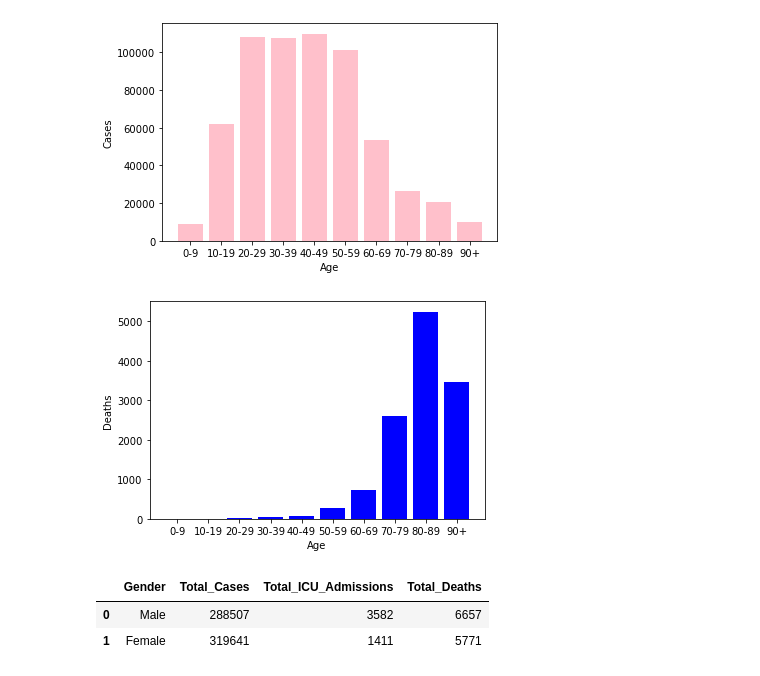
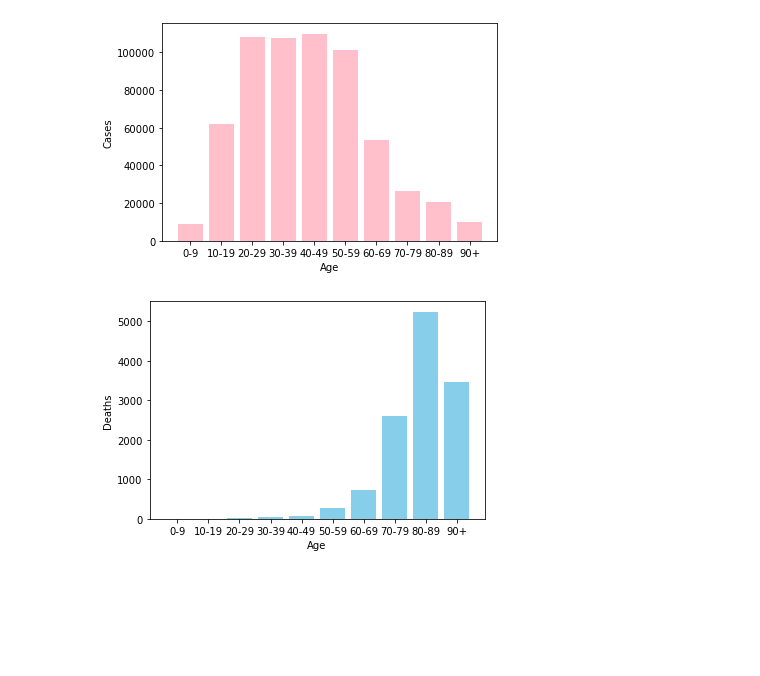
Before and after one commit to OliviaAnd/Olivia_Andersson_TE19D, a Jupyter notebook: Programmering1/Dataanalysprojekt/dataanalys.ipynb, the cells around one changed output. Cells and saved outputs as stored; diff of their text form; code cells hidden in the pictures; blank space fills up the shorter version.

```diff
--- a/Programmering1/Dataanalysprojekt/dataanalys.ipynb
+++ b/Programmering1/Dataanalysprojekt/dataanalys.ipynb
@@ -1,40 +1,31 @@
 # %%
 import pandas as pd
 import matplotlib.pyplot as plt
 import numpy as np
 
 df_age = pd.read_csv("National_Total_Deaths_by_Age_Group.csv")
 
 # Diagram 1
 x = np.array(df_age["Age_Group"])
 y = np.array(df_age["Total_Cases"])
 
 plt.xlabel("Age")
 plt.ylabel("Cases")
 
 plt.bar(x,y)
 plt.bar(x, y, color = "pink")
 plt.show()
 
 # Diagram 2
 x = np.array(df_age["Age_Group"])
 y = np.array(df_age["Total_Deaths"])
 
 plt.xlabel("Age")
 plt.ylabel("Deaths")
 
 plt.bar(x,y)
-plt.bar(x, y, color = "blue")
+plt.bar(x, y, color = "skyblue")
 plt.show()
 # %% [output]
 [figure]
-[figure, old version]
+[figure, new version]
-# %%
-import pandas as pd
-
-df_gender = pd.read_csv("Gender_Data.csv")
-df_gender
-# %% [output]
-|  | Gender | Total_Cases | Total_ICU_Admissions | Total_Deaths |
-| 0 | Male | 288507 | 3582 | 6657 |
-| 1 | Female | 319641 | 1411 | 5771 |
```
Also changed, not shown: parts of 1 cell of this notebook.
